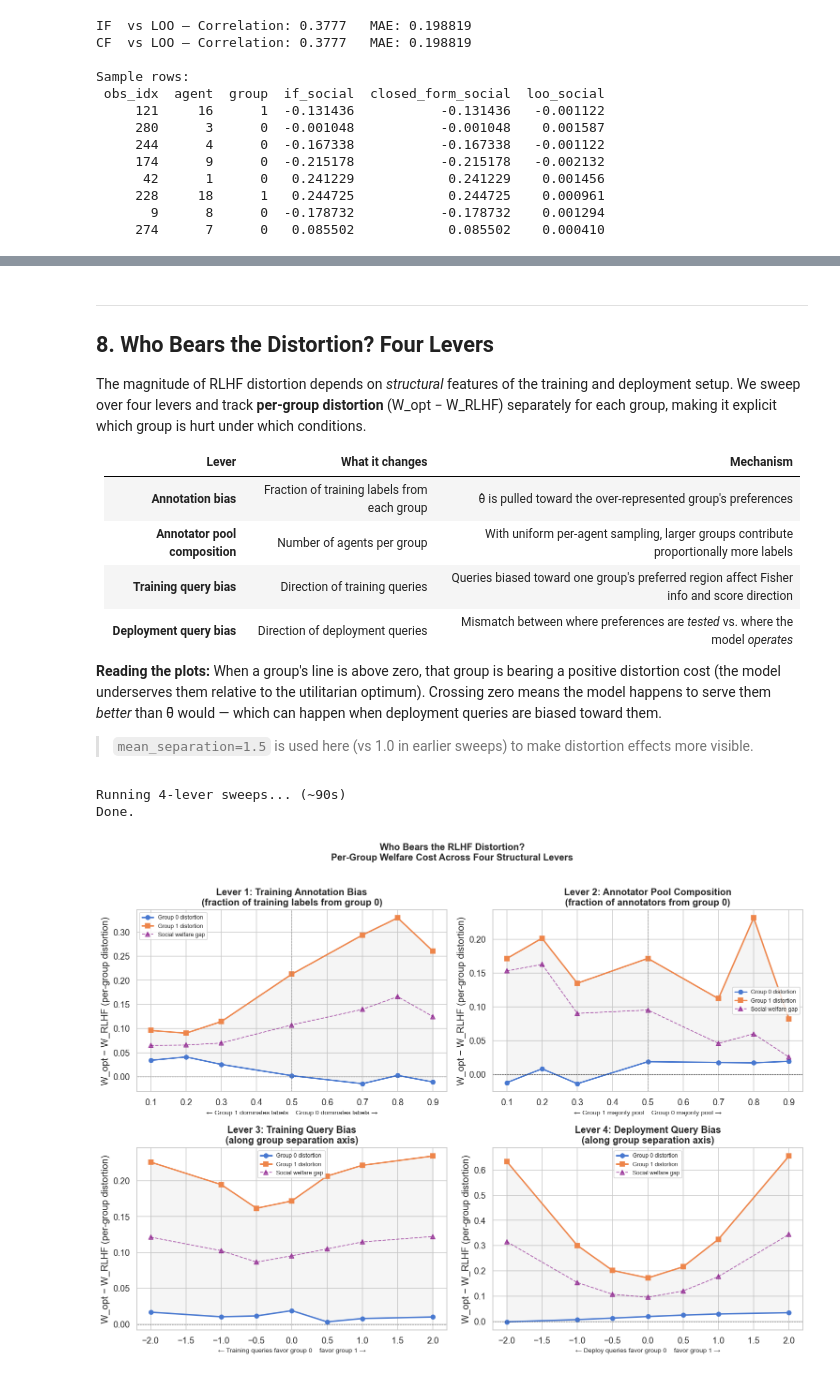
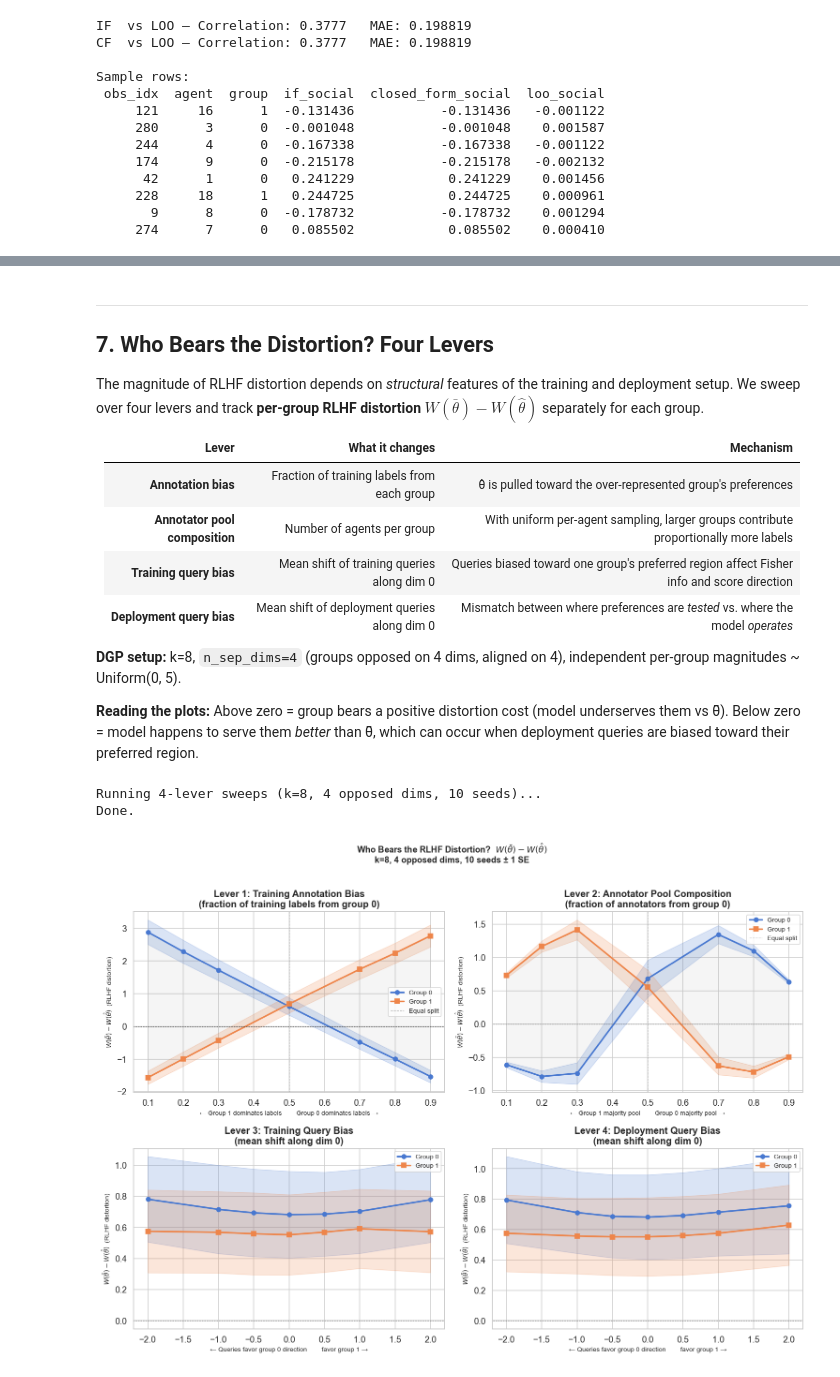
Before and after one commit to michelleeesi/hiddenstructure, a Jupyter notebook: rlhf_distortion_sim.ipynb, the cells around one changed output, grey strips where cells are left out. Saved outputs shown, nothing was run; the diff lists cells and outputs as text; code cells hidden in the pictures.

```diff
--- a/rlhf_distortion_sim.ipynb
+++ b/rlhf_distortion_sim.ipynb
@@ -1092,22 +846,19 @@ plt.show()
 # %% [markdown]
 ---
-## 8. Who Bears the Distortion? Four Levers
+## 7. Who Bears the Distortion? Four Levers
 
 The magnitude of RLHF distortion depends on *structural* features of the training and deployment setup.
-We sweep over four levers and track **per-group distortion** (W_opt − W_RLHF) separately for each group,
-making it explicit which group is hurt under which conditions.
+We sweep over four levers and track **per-group RLHF distortion** $W(\bar\theta) - W(\hat\theta)$ separately for each group.
 
 | Lever | What it changes | Mechanism |
 |-------|----------------|-----------|
 | **Annotation bias** | Fraction of training labels from each group | θ̂ is pulled toward the over-represented group's preferences |
 | **Annotator pool composition** | Number of agents per group | With uniform per-agent sampling, larger groups contribute proportionally more labels |
-| **Training query bias** | Direction of training queries | Queries biased toward one group's preferred region affect Fisher info and score direction |
-| **Deployment query bias** | Direction of deployment queries | Mismatch between where preferences are *tested* vs. where the model *operates* |
+| **Training query bias** | Mean shift of training queries along dim 0 | Queries biased toward one group's preferred region affect Fisher info and score direction |
+| **Deployment query bias** | Mean shift of deployment queries along dim 0 | Mismatch between where preferences are *tested* vs. where the model *operates* |
 
-**Reading the plots:** When a group's line is above zero, that group is bearing a positive distortion cost
-(the model underserves them relative to the utilitarian optimum). Crossing zero means the model happens
-to serve them *better* than θ̄ would — which can happen when deployment queries are biased toward them.
+**DGP setup:** k=8, `n_sep_dims=4` (groups opposed on 4 dims, aligned on 4), independent per-group magnitudes ~ Uniform(0, 5).
 
-> `mean_separation=1.5` is used here (vs 1.0 in earlier sweeps) to make distortion effects more visible.
+**Reading the plots:** Above zero = group bears a positive distortion cost (model underserves them vs θ̄). Below zero = model happens to serve them *better* than θ̄, which can occur when deployment queries are biased toward their preferred region.
 # %%
 def _per_group_distortion(res: dict, n_groups: int) -> dict:
@@ -1191,58 +997,62 @@ def sweep_deploy_query_bias(biases=None) -> pd.DataFrame:
     return pd.DataFrame(records)
 # %%
-print("Running 4-lever sweeps... (~90s)")
-df_annot   = sweep_annotation_bias()
-df_pool    = sweep_pool_composition()
-df_trbias  = sweep_train_query_bias()
-df_depbias = sweep_deploy_query_bias()
+print("Running 4-lever sweeps (k=8, 4 opposed dims, 10 seeds)...")
+df_annot   = sweep_annotation_bias(n_seeds=10)
+df_pool    = sweep_pool_composition(n_seeds=10)
+df_trbias  = sweep_train_query_bias(n_seeds=10)
+df_depbias = sweep_deploy_query_bias(n_seeds=10)
 print("Done.")
 
-# ── Who Bears the Distortion? 2×2 panel ──────────────────────────────────
+# ── Who Bears the RLHF Distortion? 2×2 panel ─────────────────────────────
 fig, axes = plt.subplots(2, 2, figsize=(14, 10))
 
-c0, c1, csw = colors[0], colors[1], 'purple'
+c0, c1 = colors[0], colors[1]
 
 panels = [
     (df_annot,   "group0_train_frac",
-     "← Group 1 dominates labels    Group 0 dominates labels →",
+     "← Group 1 dominates labels        Group 0 dominates labels →",
      "Lever 1: Training Annotation Bias\n(fraction of training labels from group 0)"),
 
     (df_pool,    "group0_pool_frac",
-     "← Group 1 majority pool    Group 0 majority pool →",
+     "← Group 1 majority pool        Group 0 majority pool →",
      "Lever 2: Annotator Pool Composition\n(fraction of annotators from group 0)"),
 
     (df_trbias,  "train_query_bias",
-     "← Training queries favor group 0    favor group 1 →",
-     "Lever 3: Training Query Bias\n(along group separation axis)"),
+     "← Queries favor group 0 direction        favor group 1 →",
+     "Lever 3: Training Query Bias\n(mean shift along dim 0)"),
 
     (df_depbias, "deploy_query_bias",
-     "← Deploy queries favor group 0    favor group 1 →",
-     "Lever 4: Deployment Query Bias\n(along group separation axis)"),
+     "← Queries favor group 0 direction        favor group 1 →",
+     "Lever 4: Deployment Query Bias\n(mean shift along dim 0)"),
 ]
 
 for ax, (df, xcol, xlabel, title) in zip(axes.ravel(), panels):
     x = df[xcol]
-    ax.plot(x, df["distortion_g0"], 'o-', color=c0, linewidth=2, label="Group 0 distortion")
-    ax.plot(x, df["distortion_g1"], 's-', color=c1, linewidth=2, label="Group 1 distortion")
-    ax.plot(x, df["sw_gap"],        '^--', color=csw, linewidth=1.2, alpha=0.6,
-            label="Social welfare gap")
-    ax.fill_between(x, df["distortion_g0"], df["distortion_g1"],
-                    alpha=0.08, color='gray')
+    m0, s0 = df["distortion_g0_mean"], df["distortion_g0_se"]
+    m1, s1 = df["distortion_g1_mean"], df["distortion_g1_se"]
+    ax.plot(x, m0, 'o-', color=c0, linewidth=2.2, label="Group 0")
+    ax.fill_between(x, m0 - s0, m0 + s0, alpha=0.20, color=c0)
+    ax.plot(x, m1, 's-', color=c1, linewidth=2.2, label="Group 1")
+    ax.fill_between(x, m1 - s1, m1 + s1, alpha=0.20, color=c1)
+    ax.fill_between(x, m0, m1, alpha=0.08, color='gray')
     ax.axhline(0, color='k', linewidth=0.8, linestyle=':')
     if xcol in ("group0_train_frac", "group0_pool_frac"):
-        ax.axvline(0.5, color='gray', linewidth=0.8, linestyle='--', alpha=0.6)
+        ax.axvline(0.5, color='gray', linewidth=0.8, linestyle='--', alpha=0.5,
+                   label="Equal split")
     ax.set_xlabel(xlabel, fontsize=9)
-    ax.set_ylabel("W_opt − W_RLHF (per-group distortion)")
+    ax.set_ylabel(r"$W(\bar{\theta}) - W(\hat{\theta})$  (RLHF distortion)", fontsize=9)
     ax.set_title(title, fontweight='bold')
-    ax.legend(fontsize=8)
+    ax.legend(fontsize=9)
 
-plt.suptitle("Who Bears the RLHF Distortion?\nPer-Group Welfare Cost Across Four Structural Levers",
-             fontweight='bold', fontsize=13, y=1.01)
+plt.suptitle(
+    r"Who Bears the RLHF Distortion?  $W(\bar{\theta}) - W(\hat{\theta})$"
+    "\nk=8, 4 opposed dims, 10 seeds ± 1 SE",
+    fontweight='bold', fontsize=12, y=1.01)
 plt.tight_layout()
 plt.show()
 # %% [output]
-Running 4-lever sweeps... (~90s)
+Running 4-lever sweeps (k=8, 4 opposed dims, 10 seeds)...
 Done.
-[figure, old version]
+[figure, new version]
 # %% [markdown]
 ---
```
Also changed, not shown: parts of 27 cells of this notebook.
